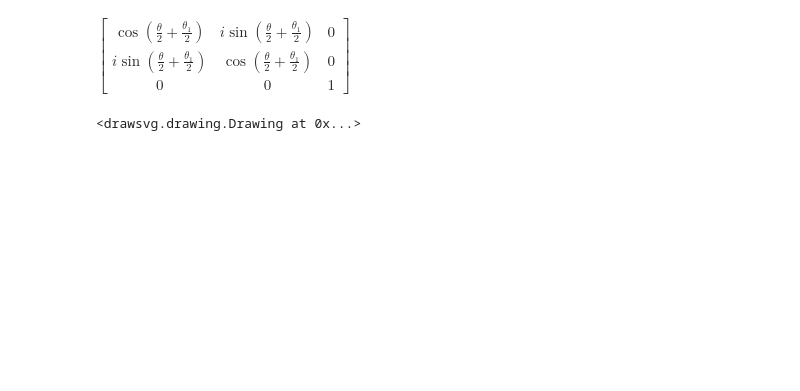
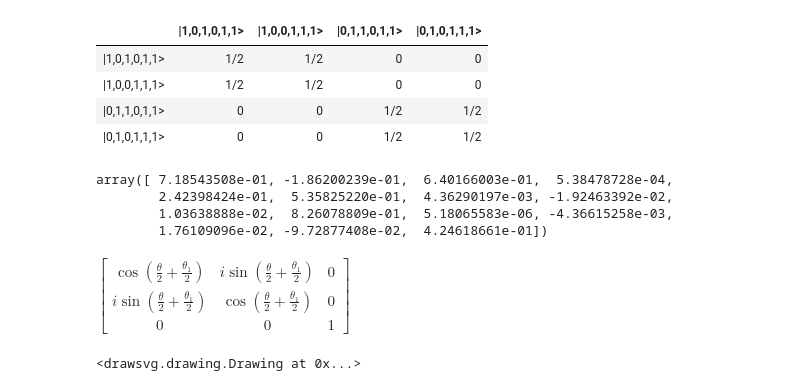
Before and after one commit to MelonLord8/PercevalTraining, a Jupyter notebook: test.ipynb, the cells around one changed output. Cells and saved outputs as stored; diff of their text form; code cells hidden in the pictures; blank space fills up the shorter version.

```diff
--- a/test.ipynb
+++ b/test.ipynb
@@ -16,3 +62,21 @@ TypeError: Cannot convert expression to float
+# %%
+from perceval.algorithm import Analyzer
+opt_params = res.x
+analyser = Analyzer(pcvl.Processor(pcvl.SLOSBackend(),circuit),[state_00, state_01, state_10, state_11])
+pcvl.pdisplay(analyser)
+# %% [output]
+|  | |1,0,1,0,1,1> | |1,0,0,1,1,1> | |0,1,1,0,1,1> | |0,1,0,1,1,1> |
+| |1,0,1,0,1,1> | 1/2 | 1/2 | 0 | 0 |
+| |1,0,0,1,1,1> | 1/2 | 1/2 | 0 | 0 |
+| |0,1,1,0,1,1> | 0 | 0 | 1/2 | 1/2 |
+| |0,1,0,1,1,1> | 0 | 0 | 1/2 | 1/2 |
+# %%
+opt_params
+# %% [output]
+array([ 7.18543508e-01, -1.86200239e-01,  6.40166003e-01,  5.38478728e-04,
+        2.42398424e-01,  5.35825220e-01,  4.36290197e-03, -1.92463392e-02,
+        1.03638888e-02,  8.26078809e-01,  5.18065583e-06, -4.36615258e-03,
+        1.76109096e-02, -9.72877408e-02,  4.24618661e-01])
 # %%
 ## to understand the conventions, you can note that a BS.Rx with the 4 phases phi (top left/right and bottom left/right) can be represented like that
 
```
Also changed, not shown: parts of 2 cells of this notebook, 2 other files.
